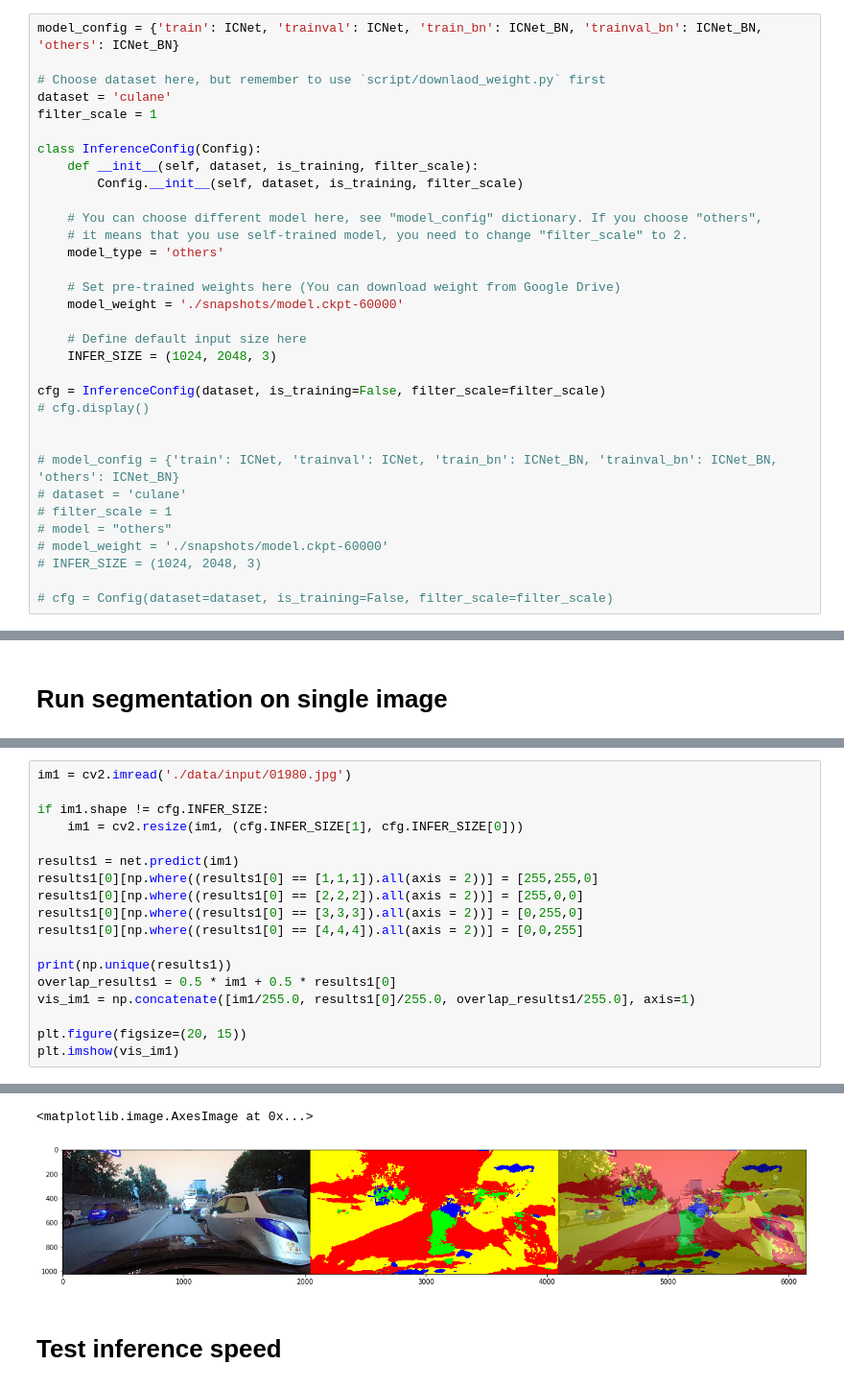
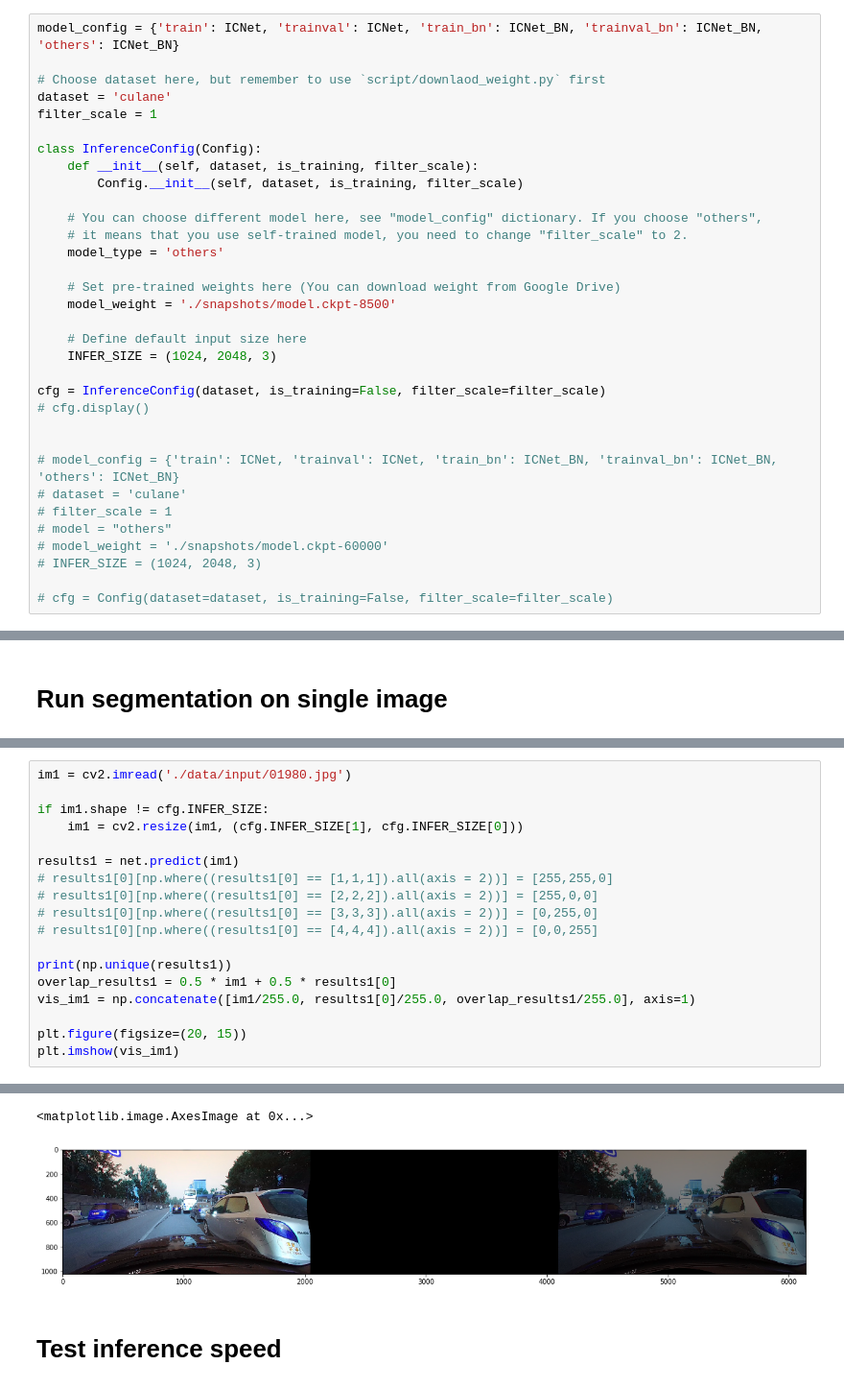
Before and after one commit to vsalova/lane_lines, a Jupyter notebook: ICNet-tensorflow-master/demo.ipynb, the cells around one changed output, grey strips where cells are left out. Shown at 96% size. Saved outputs shown, nothing was run; the diff lists cells and outputs as text.

```diff
--- a/ICNet-tensorflow-master/demo.ipynb
+++ b/ICNet-tensorflow-master/demo.ipynb
@@ -28,7 +28,7 @@ class InferenceConfig(Config):
     model_type = 'others'
 
     # Set pre-trained weights here (You can download weight from Google Drive)
-    model_weight = './snapshots/model.ckpt-60000'
+    model_weight = './snapshots/model.ckpt-8500'
 
     # Define default input size here
     INFER_SIZE = (1024, 2048, 3)
@@ -178,10 +178,10 @@ if im1.shape != cfg.INFER_SIZE:
     im1 = cv2.resize(im1, (cfg.INFER_SIZE[1], cfg.INFER_SIZE[0]))
 
 results1 = net.predict(im1)
-results1[0][np.where((results1[0] == [1,1,1]).all(axis = 2))] = [255,255,0]
-results1[0][np.where((results1[0] == [2,2,2]).all(axis = 2))] = [255,0,0]
-results1[0][np.where((results1[0] == [3,3,3]).all(axis = 2))] = [0,255,0]
-results1[0][np.where((results1[0] == [4,4,4]).all(axis = 2))] = [0,0,255]
+# results1[0][np.where((results1[0] == [1,1,1]).all(axis = 2))] = [255,255,0]
+# results1[0][np.where((results1[0] == [2,2,2]).all(axis = 2))] = [255,0,0]
+# results1[0][np.where((results1[0] == [3,3,3]).all(axis = 2))] = [0,255,0]
+# results1[0][np.where((results1[0] == [4,4,4]).all(axis = 2))] = [0,0,255]
 
 print(np.unique(results1))
 overlap_results1 = 0.5 * im1 + 0.5 * results1[0]
@@ -194,5 +194,5 @@ plt.imshow(vis_im1)
 <matplotlib.image.AxesImage at 0x...>
-[figure, old version]
+[figure, new version]
 # %% [markdown]
 # Test inference speed
 # %%
```
Also changed, not shown: parts of 7 cells of this notebook, 3 other files.
